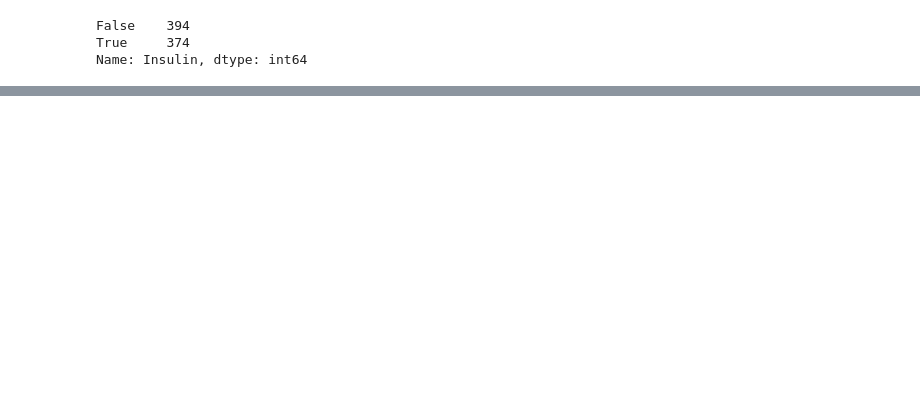
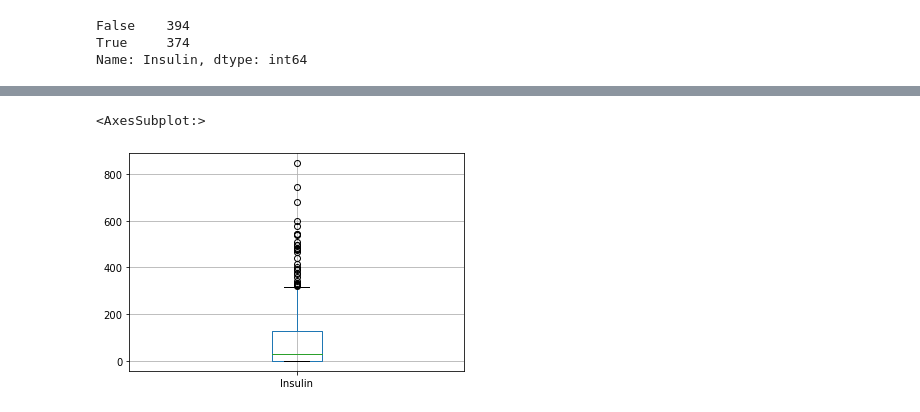
Before and after one commit to Aviost111/Diabetes_Predictions, a Jupyter notebook: cleaning_the_data.ipynb, the cells around one changed output, grey strips where cells are left out. Saved outputs shown, nothing was run; the diff lists cells and outputs as text; code cells hidden in the pictures; blank space fills up the shorter version.

```diff
--- a/cleaning_the_data.ipynb
+++ b/cleaning_the_data.ipynb
@@ -178,0 +182,3 @@ df['SkinThickness'].max()
+# %%
+df['SkinThickness']=df['SkinThickness'].apply(lambda x:32 if x==0 else x)
+df['SkinThickness']
@@ -178,0 +198,25 @@ df['SkinThickness'].max()
+# %%
+def thickness_level(position):
+    if position<=10:
+        return 1
+    elif position<=20:
+        return 2
+    elif position<=30:
+        return 3
+    elif position<=40:
+        return 4
+    elif position<=50:
+        return 5
+    elif position<=60:
+        return 6
+    elif position<=70:
+        return 7
+    elif position<=80:
+        return 8
+    elif position<=90:
+        return 9
+    else:
+        return 10
+# %%
+df['Thickness_level']=df['SkinThickness'].apply(thickness_level)
+df['Thickness_level'].value_counts()
@@ -178,0 +235,6 @@ df['SkinThickness'].max()
+# %%
+insulin_zero=df[df['Insulin']==0]
+df.boxplot(column=['Insulin'])
+# %% [output]
+<AxesSubplot:>
+[figure, added]
```
Also changed, not shown: parts of 16 cells of this notebook.
